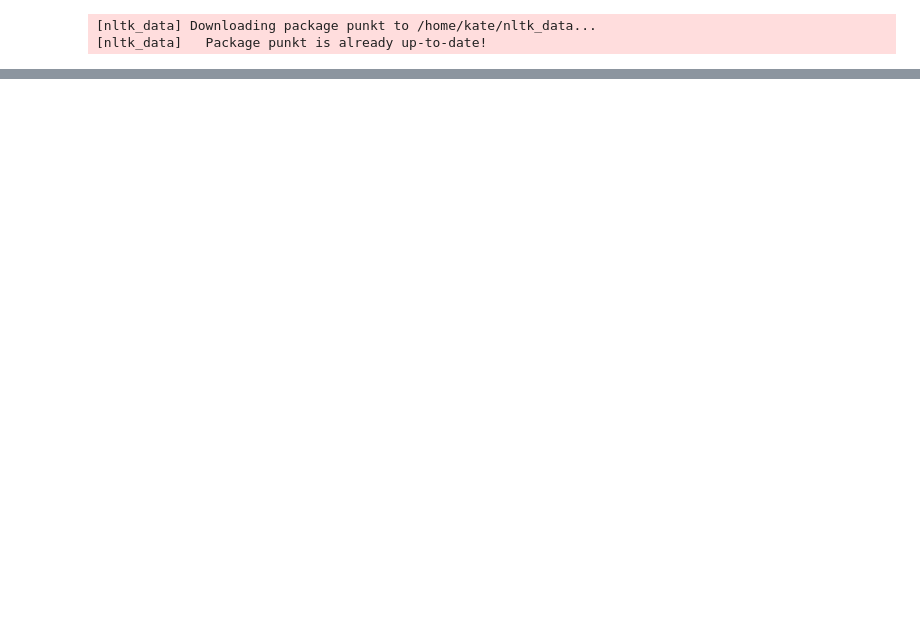
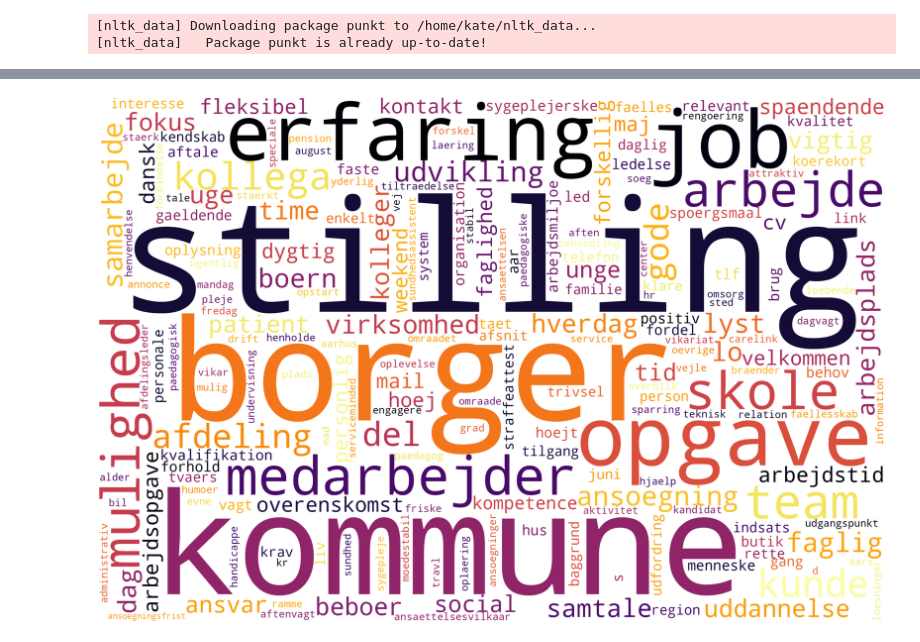
Before and after one commit to centre-for-humanities-computing/jobnet, a Jupyter notebook: src/application/load_data.ipynb, the cells around one changed output, grey strips where cells are left out. Cells and saved outputs as stored; diff of their text form; code cells hidden in the pictures; blank space fills up the shorter version.

Commit message:
1. modified preprocessing pipeline -> only Danish posts are collected 2. script for collecting only nn and adj for frequency count 3. pipelines for unweighted and TFIDF weighted frequency count

```diff
--- a/src/application/load_data.ipynb
+++ b/src/application/load_data.ipynb
@@ -96,0 +14,3 @@ print(en_lemmas[:2])
+# %%
+df = pd.read_pickle('../../data/pkl/dataset.pkl')
+df.head()
@@ -96,0 +24,26 @@ print(en_lemmas[:2])
+# %%
+from sklearn.feature_extraction.text import TfidfVectorizer
+
+def identity_tokenizer(text):
+    return text
+
+
+vectorizer = TfidfVectorizer(lowercase=False,
+                             tokenizer=identity_tokenizer,
+                             ngram_range = (1,1)
+                             )
+vectors = vectorizer.fit_transform(df['nn_adj_lemmas'])
+# %%
+tfidf_weights = [(word, vectors.getcol(idx).sum()) for word, idx in vectorizer.vocabulary_.items()]
+# %%
+from wordcloud import WordCloud
+
+wordcloud = WordCloud(width=3000, height=2000, random_state = 1, background_color='white', colormap="inferno", collocations = False).fit_words(dict(tfidf_weights))
+# %%
+import matplotlib.pyplot as plt
+plt.figure(figsize=(40, 30))
+plt.imshow(wordcloud)
+plt.axis('off')
+plt.savefig('unigrams_wordcloud')
+# %% [output]
+[figure, added]
```
Also changed, not shown: parts of 19 cells of this notebook, 6 other files.
